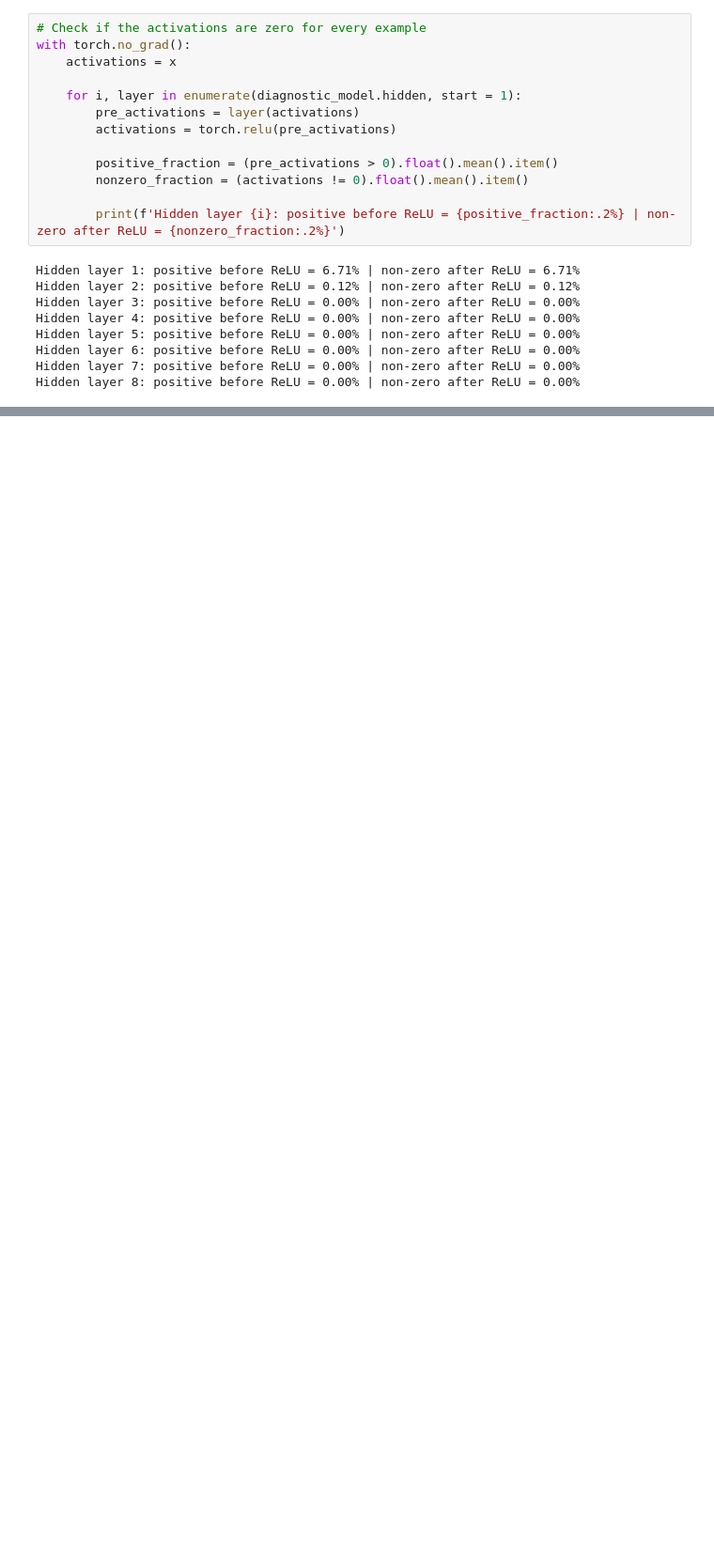
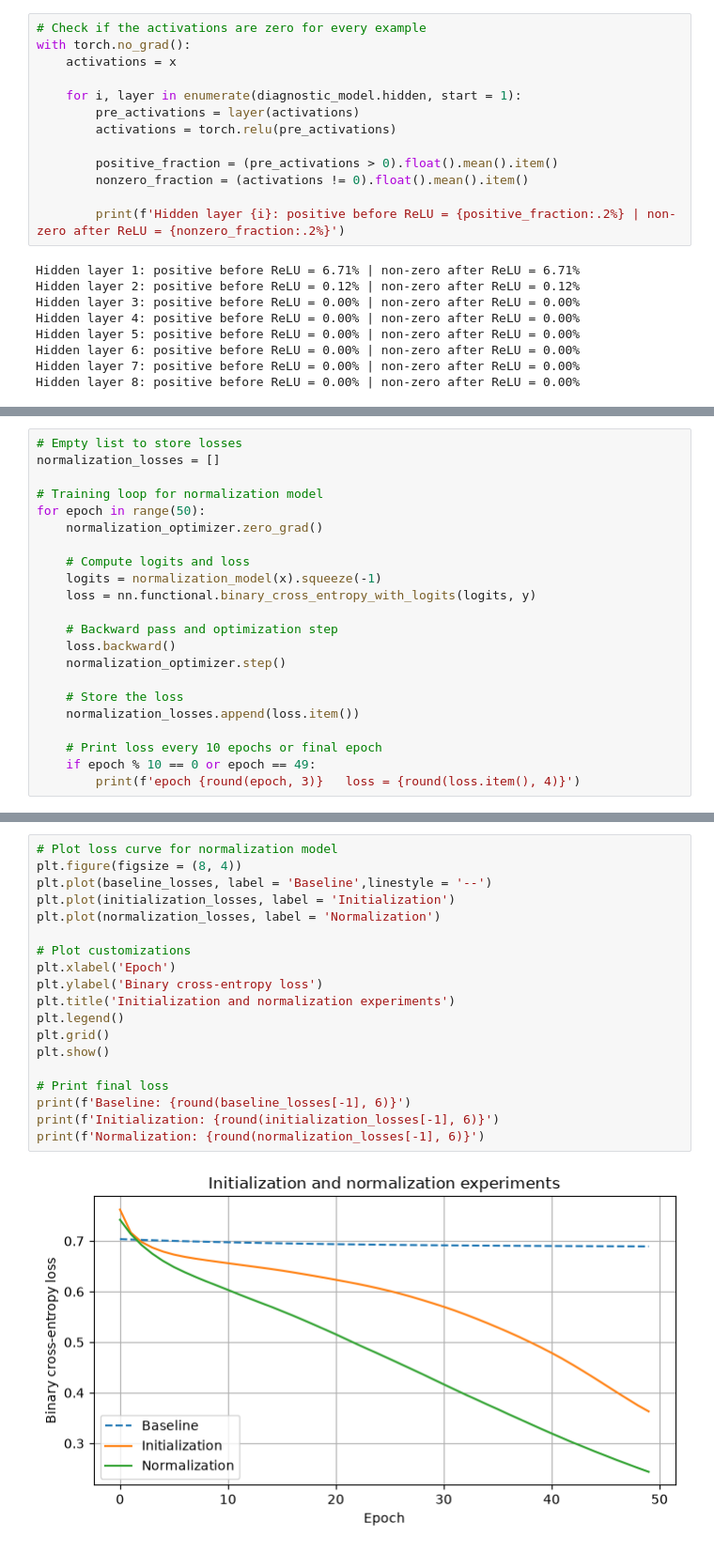
Before and after one commit to dancmartin11/aigc-5500-lab-02-making-training-work, a Jupyter notebook: daniel_alejandro_castillo_martin_LAB2.ipynb, the cells around one changed output, grey strips where cells are left out. Shown at 94% size. Saved outputs shown, nothing was run; the diff lists cells and outputs as text; blank space fills up the shorter version.

```diff
--- a/daniel_alejandro_castillo_martin_LAB2.ipynb
+++ b/daniel_alejandro_castillo_martin_LAB2.ipynb
@@ -182,0 +371,22 @@ Hidden layer 8: positive before ReLU = 0.00% | non-zero after ReLU = 0.00%
+# %%
+# Empty list to store losses
+normalization_losses = []
+
+# Training loop for normalization model
+for epoch in range(50):
+    normalization_optimizer.zero_grad()
+
+    # Compute logits and loss
+    logits = normalization_model(x).squeeze(-1)
+    loss = nn.functional.binary_cross_entropy_with_logits(logits, y)
+
+    # Backward pass and optimization step
+    loss.backward()
+    normalization_optimizer.step()
+
+    # Store the loss
+    normalization_losses.append(loss.item())
+
+    # Print loss every 10 epochs or final epoch
+    if epoch % 10 == 0 or epoch == 49:
+        print(f'epoch {round(epoch, 3)}   loss = {round(loss.item(), 4)}')
@@ -182,0 +400,21 @@ Hidden layer 8: positive before ReLU = 0.00% | non-zero after ReLU = 0.00%
+# %%
+# Plot loss curve for normalization model
+plt.figure(figsize = (8, 4))
+plt.plot(baseline_losses, label = 'Baseline',linestyle = '--')
+plt.plot(initialization_losses, label = 'Initialization')
+plt.plot(normalization_losses, label = 'Normalization')
+
+# Plot customizations
+plt.xlabel('Epoch')
+plt.ylabel('Binary cross-entropy loss')
+plt.title('Initialization and normalization experiments')
+plt.legend()
+plt.grid()
+plt.show()
+
+# Print final loss
+print(f'Baseline: {round(baseline_losses[-1], 6)}')
+print(f'Initialization: {round(initialization_losses[-1], 6)}')
+print(f'Normalization: {round(normalization_losses[-1], 6)}')
+# %% [output]
+[figure, added]
```
Also changed, not shown: parts of 29 cells of this notebook, 1 other file.
